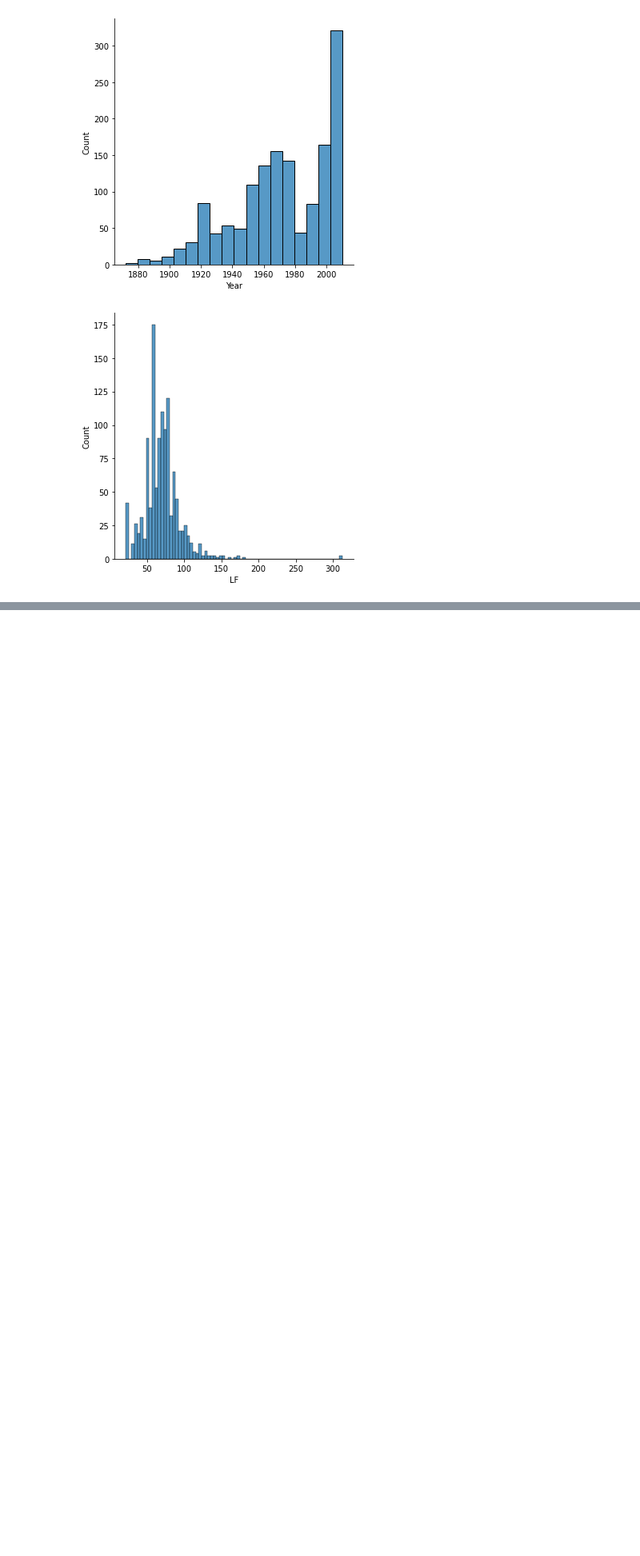
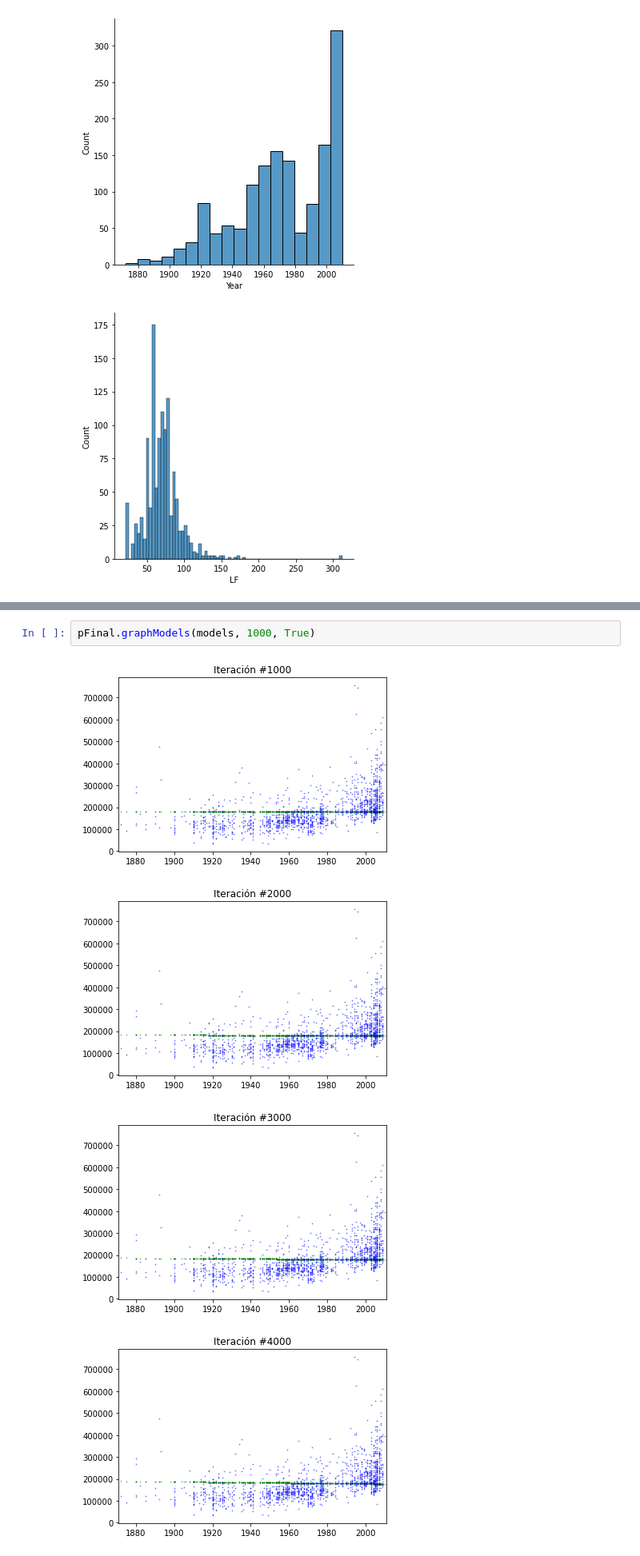
Before and after one commit to VictorHugoBorrayo/pFinal-CienciaDatosPython, a Jupyter notebook: ProyectoFinal.ipynb, the cells around one changed output, grey strips where cells are left out. Shown: that part at 80% size. Cells and saved outputs as stored; diff of their text form; blank space fills up the shorter version.

```diff
--- a/ProyectoFinal.ipynb
+++ b/ProyectoFinal.ipynb
@@ -162,0 +184,7 @@ pFinal.graphModels(models, 1000)
+# %%
+pFinal.graphModels(models, 1000, True)
+# %% [output]
+[figure, added]
+[figure, added]
+[figure, added]
+[figure, added]
```
Also changed, not shown: parts of 11 cells of this notebook.
